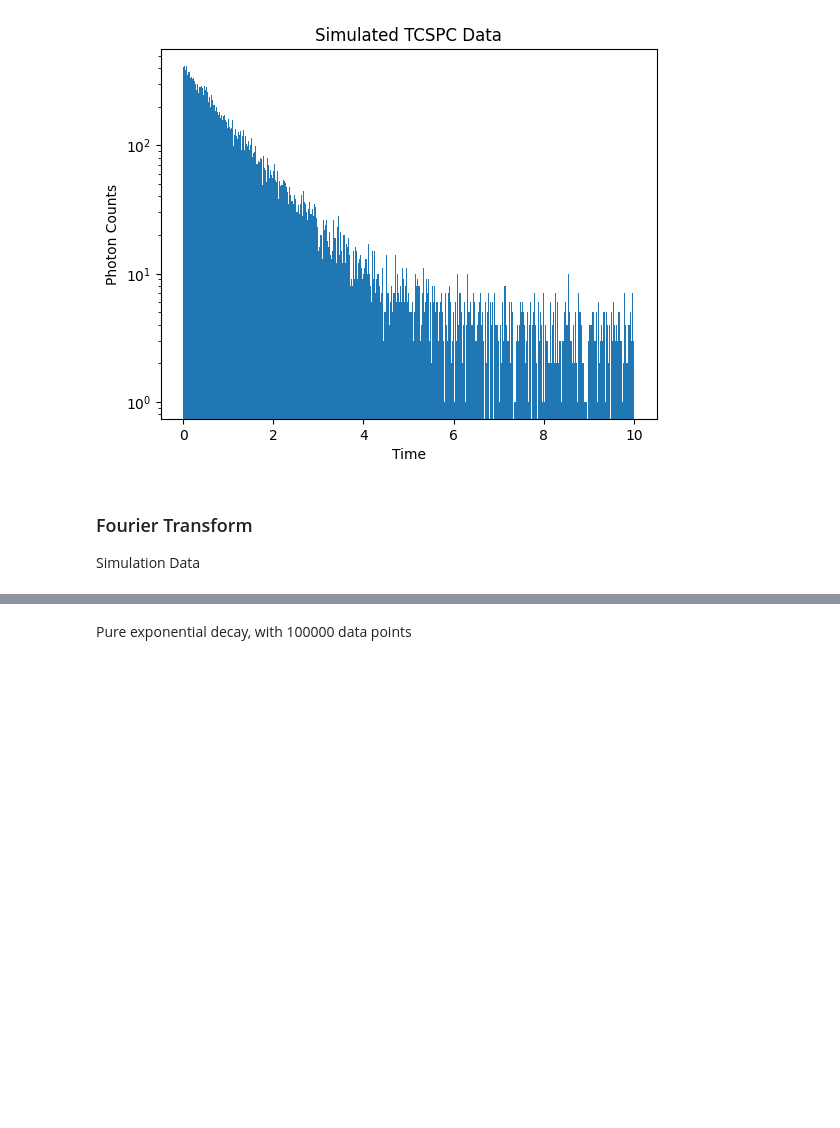
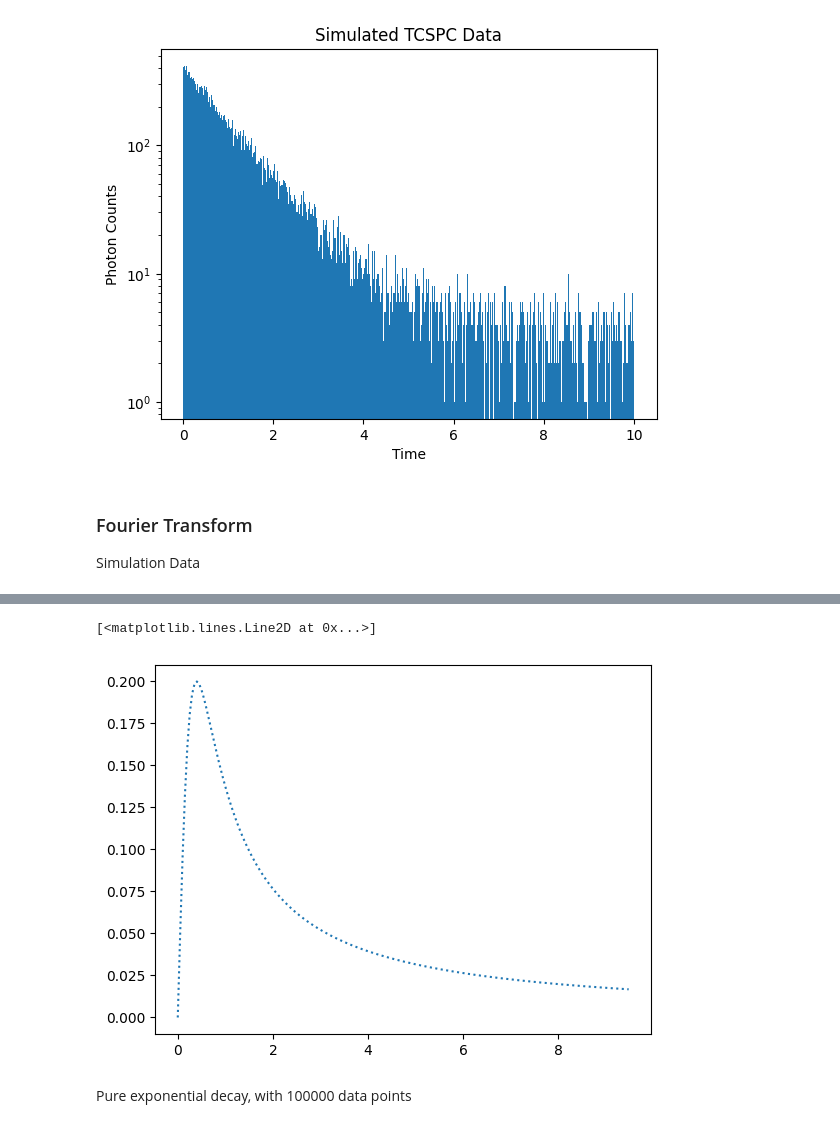
Before and after one commit to ngcnpeter/Y3_Group_Project_2B, a Jupyter notebook: TCSPC-simulation/2Bsimulation.ipynb, the cells around one changed output, grey strips where cells are left out. Drawn from its saved outputs; the diff is of its cells as text; code cells hidden in the pictures; blank space fills up the shorter version.

```diff
--- a/TCSPC-simulation/2Bsimulation.ipynb
+++ b/TCSPC-simulation/2Bsimulation.ipynb
@@ -361,3 +366,9 @@ plt.legend()
+# %%
+plt.plot(freq[:n_bin],(w/((w)**2+(1/0.4)**2))[:n_bin]
+,':', label = 'Analytic')
+# %% [output]
+[<matplotlib.lines.Line2D at 0x...>]
+[figure, added]
 # %% [markdown]
 Pure exponential decay, with 100000 data points
 # %%
```
Also changed, not shown: parts of 5 cells of this notebook, 3 other files.
